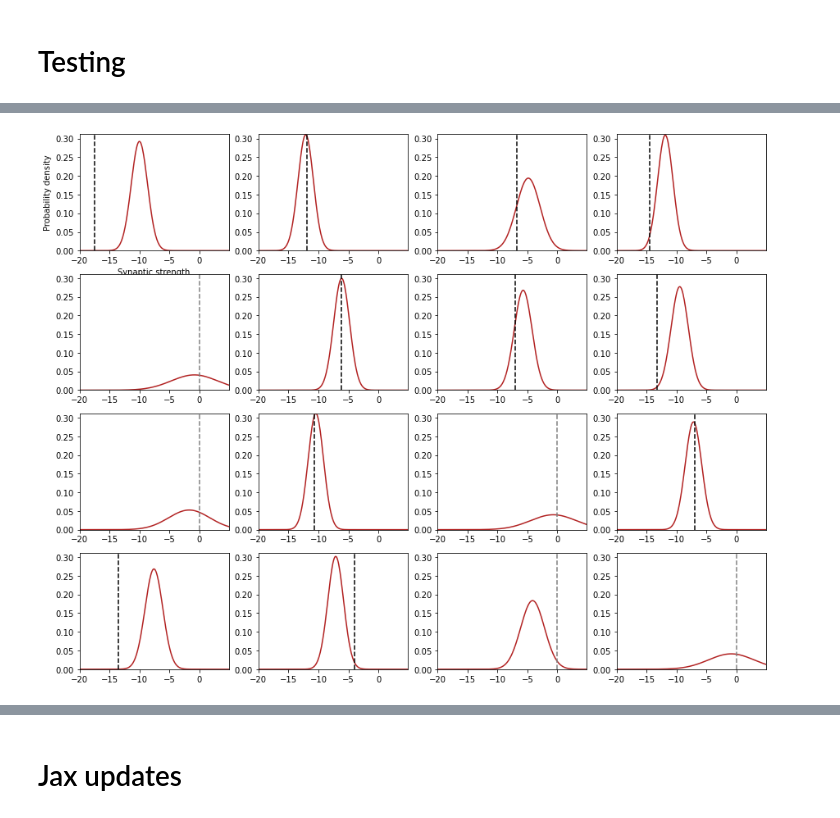
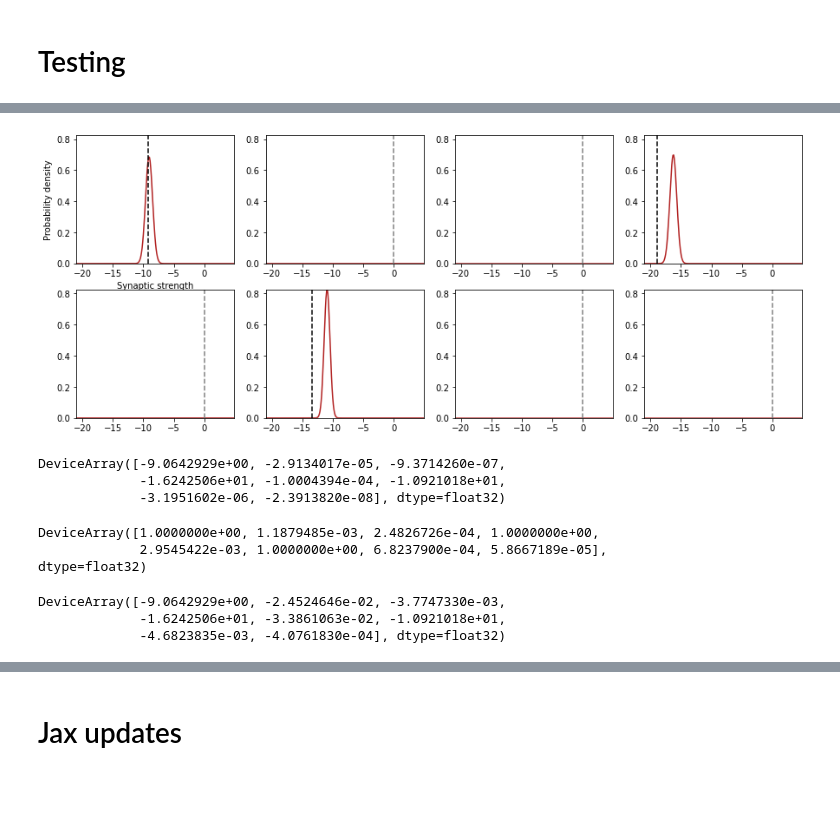
Before and after one commit to marcustriplett/circuitmap, a Jupyter notebook: notebooks/adaprobe_jax_implementation.ipynb, the cells around one changed output, grey strips where cells are left out. Drawn from its saved outputs; the diff is of its cells as text; code cells hidden in the pictures; blank space fills up the shorter version.

```diff
--- a/notebooks/adaprobe_jax_implementation.ipynb
+++ b/notebooks/adaprobe_jax_implementation.ipynb
@@ -39,10 +25,10 @@ sys.path.append('../')
 import adaprobe
 # %%
 N = 8
-K = 500
+K = N*100
 powers = np.arange(20, 51, 10)
 phi_1 = np.random.uniform(2.5, 5.5, N)
-a = 0.75
-sigma = 3
+a = 0.25
+sigma = 1
 
 sim = adaprobe.Simulation3d(N=N, phi_1=phi_1, a=a, sigma=sigma)
@@ -100,8 +84,8 @@ plt.imshow(stim[:, :100], aspect='auto', interpolation='nearest')
 # %%
-init_mu = np.zeros(N)
-for n in range(N):
-    resp = sim.y[np.where(sim.tars == n)[0]].reshape(-1, 1)
-    init_mu[n] = np.min(GaussianMixture(n_components=2, covariance_type='full').fit(resp).means_)
+# init_mu = np.zeros(N)
+# for n in range(N):
+#     resp = sim.y[np.where(sim.tars == n)[0]].reshape(-1, 1)
+#     init_mu[n] = np.min(GaussianMixture(n_components=2, covariance_type='full').fit(resp).means_)
 # %%
 phi_prior = np.c_[0.1 * np.ones(N), 5 * np.ones(N)]
 phi_cov_prior = np.array([np.array([[1e-1, 0], [0, 1e0]]) for _ in range(N)])
@@ -112,7 +96,7 @@ fit_options = {
 }
 
 priors = {
-    'beta': 5e0 * np.ones(N),
+    'beta': 7e0 * np.ones(N),
     'mu': np.zeros(N),
     'phi': phi_prior,
     'phi_cov': phi_cov_prior
@@ -128,29 +117,46 @@ Wall time: 1.65 s
 # %%
-xrange = np.arange(-20, 5, 0.1)
+xrange = np.arange(-21, 5, 0.1)
 def gaussf(mean, sdev):
     return 1/(np.sqrt(2 * np.pi * sdev**2)) * np.exp(-1/(2 * sdev**2) * (xrange - mean)**2)
 
 def plot_connections(model, sim, legend=[]):
     post = [model.state['alpha'][n] * gaussf(model.state['mu'][n], model.state['beta'][n]) for n in range(N)]
     postmax = np.max(post)
     plt.figure(figsize=(15, 3*(N/4)))
     for n in range(N):
         plt.subplot(int(np.ceil(N/4)), 4, n + 1)
         plt.plot(xrange, post[n], color='firebrick')
         true_col = 'gray' if sim.w[n] == 0 else 'black'
         plt.plot([sim.w[n], sim.w[n]], [0, postmax], '--', color=true_col)
         plt.xlim(np.min(xrange), np.max(xrange))
         plt.ylim([0, postmax])
         if n == 0:
             plt.xlabel('Synaptic strength')
             plt.ylabel('Probability density')
         if n == 0 and legend is not None:
             plt.legend(legend, loc='upper left', frameon=False)
     plt.show()
 
 plot_connections(model, sim)
 # %% [output]
-[figure, old version]
+[figure, new version]
+# %%
+model.state['mu'] * model.state['alpha']
+# %% [output]
+DeviceArray([-9.0642929e+00, -2.9134017e-05, -9.3714260e-07,
+             -1.6242506e+01, -1.0004394e-04, -1.0921018e+01,
+             -3.1951602e-06, -2.3913820e-08], dtype=float32)
+# %%
+model.state['alpha']
+# %% [output]
+DeviceArray([1.0000000e+00, 1.1879485e-03, 2.4826726e-04, 1.0000000e+00,
+             2.9545422e-03, 1.0000000e+00, 6.8237900e-04, 5.8667189e-05],            dtype=float32)
+# %%
+model.state['mu']
+# %% [output]
+DeviceArray([-9.0642929e+00, -2.4524646e-02, -3.7747330e-03,
+             -1.6242506e+01, -3.3861063e-02, -1.0921018e+01,
+             -4.6823835e-03, -4.0761830e-04], dtype=float32)
 # %%
 def plot_spike_pred(model, sim, xlim=None):
 #     spks = np.array(sim.spks).astype(float) # true simulated spikes
```
Also changed, not shown: parts of 12 cells of this notebook.
